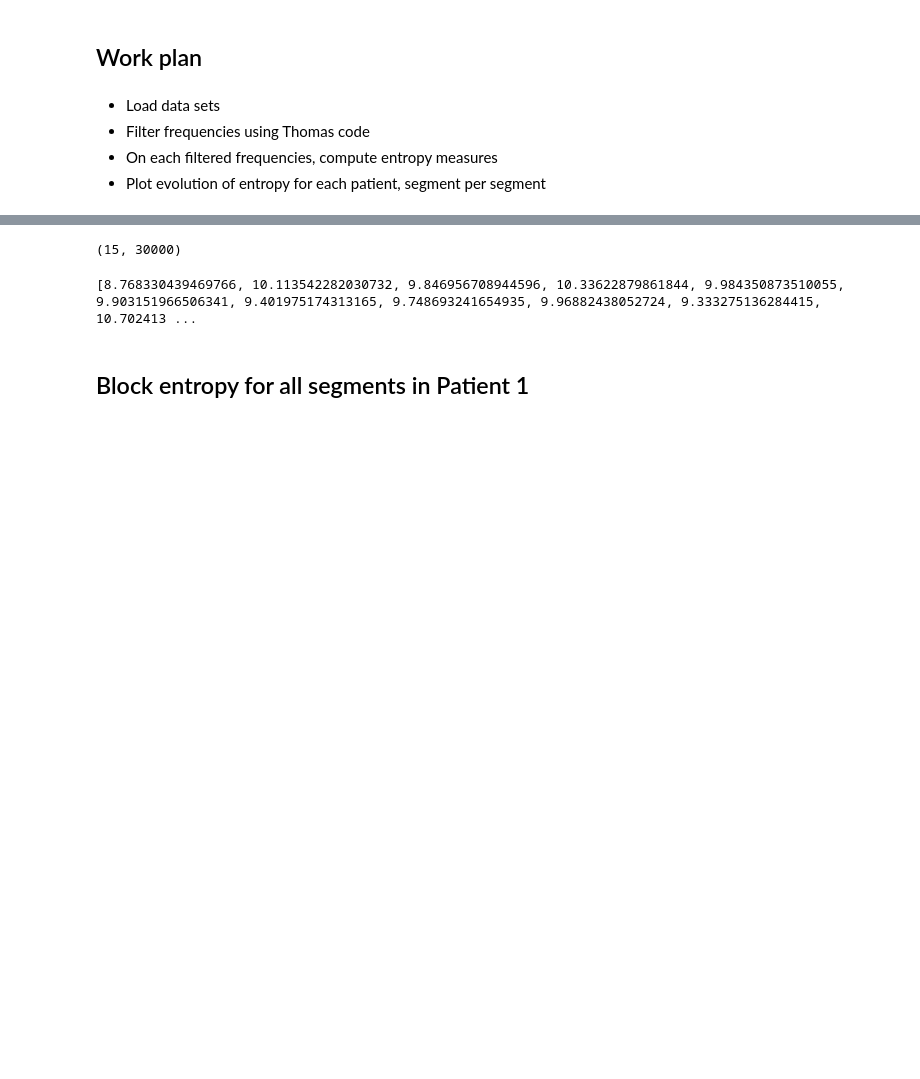
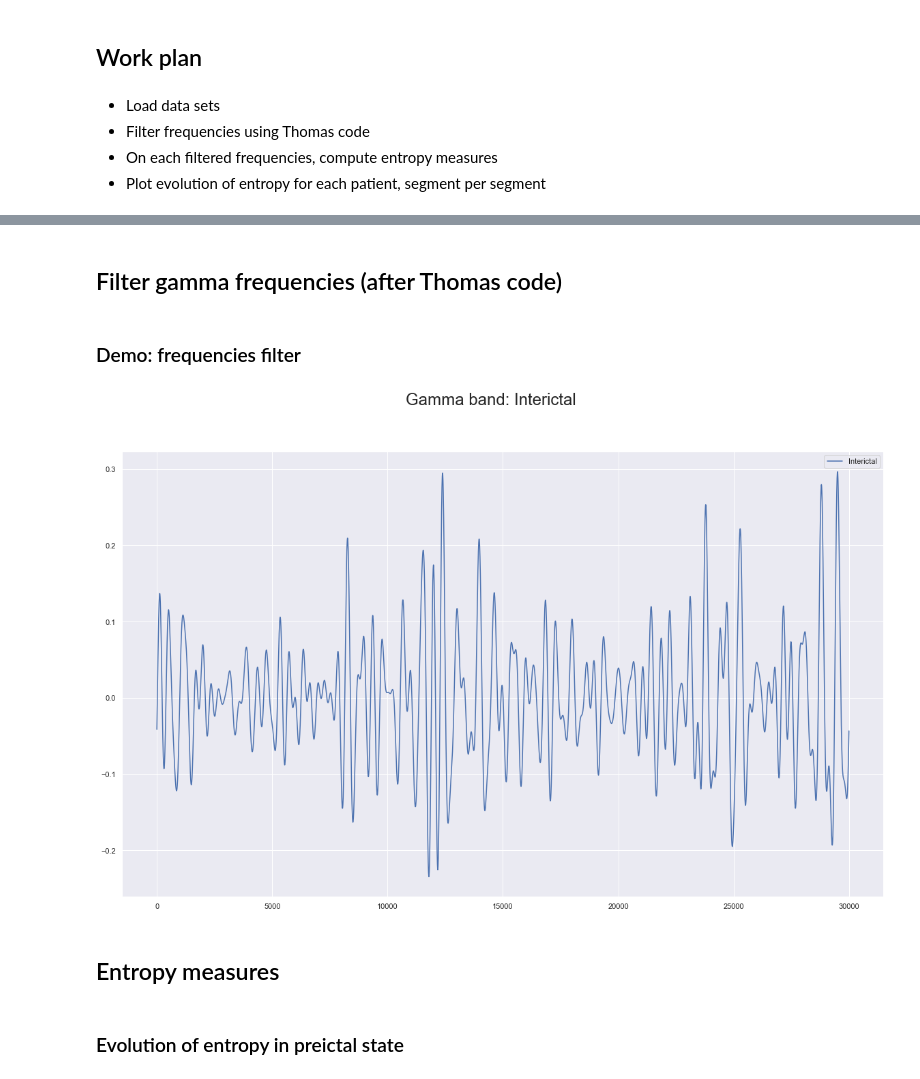
Before and after one commit to jhupiterz/SafeSeizure, a Jupyter notebook: notebooks/jhupiterz-time-series-measure.ipynb, the cells around one changed output, grey strips where cells are left out. Drawn from its saved outputs; the diff is of its cells as text; code cells hidden in the pictures; blank space fills up the shorter version.

Commit message:
Finished time-series-measures notebook

```diff
--- a/notebooks/jhupiterz-time-series-measure.ipynb
+++ b/notebooks/jhupiterz-time-series-measure.ipynb
@@ -18,6 +18,8 @@ from pyinform import active_info
 from pyinform import block_entropy
 from pyinform import entropy_rate
 import matplotlib.pyplot as plt
+import seaborn as sns
+sns.set_theme()
 import pandas as pd
 import numpy as np
 import os
@@ -68,18 +59,54 @@ data.head()
-# %%
-data.shape
-# %% [output]
-(15, 30000)
-# %%
-segment1_entropies = []
-for index, row in data.iterrows():
-    electrode = row
-    electrode_pos = electrode + abs(electrode.min())
-    entropy = block_entropy(electrode_pos.to_numpy(), k=1)
-    segment1_entropies.append(entropy)
-
-print(segment1_entropies)
-# %% [output]
-[8.768330439469766, 10.113542282030732, 9.846956708944596, 10.33622879861844, 9.984350873510055, 9.903151966506341, 9.401975174313165, 9.748693241654935, 9.96882438052724, 9.333275136284415, 10.702413 ...
+# %% [markdown]
+## Filter gamma frequencies (after Thomas code)
+# %%
+def scaler(df):
+    return RobustScaler().fit_transform(df)
+
+def decompose_brainwaves(data):
+    delta = (0,4)
+    theta = (4.5,8)
+    alpha = (8.5,12)
+    beta = (12.5,35)
+    gamma = (35, 100)
+
+    frequencies = rfftfreq(data.size, d=1/data.size)
+
+    fourier = rfft(data)
+
+    output = []
+    for i in (alpha, beta, delta, theta, gamma):
+        #print(i)
+        ft_threshed = fourier.copy()
+        ft_threshed[(frequencies < i[0])] = 0
+        ft_threshed[(frequencies > i[1])] = 0
+        output.append(irfft(ft_threshed))
+
+    return output
+
+def plot_brainwaves(data, subject=str):
+    fig, axarr = plt.subplots(len(data), figsize=(20, 12))
+    for i, signal in enumerate(data):
+        plt.sca(axarr[i])
+        plt.plot(signal)
+    plt.gcf().suptitle(f"frequency bands: {subject} data", fontsize=24)
+
+
+def plot_single_wave(data, label=str):
+    plt.figure(figsize=(20,12))
+    plt.xlim=(0,len(data))
+    plt.ylim=(-0.75,0.75)
+    sns.lineplot(data=data, label=label)
+    plt.legend()
+    plt.gcf().suptitle(f"Gamma band: {label}", fontsize=24)
+# %% [markdown]
+### Demo: frequencies filter
+# %%
+demo = pd.read_csv('../raw_data/Patient_1_csv/train_segments_unlabelled/interictal_segment_15.csv')
+plot_single_wave(decompose_brainwaves(pd.DataFrame(scaler(demo)).iloc[0])[4], label = 'Interictal')
+# %% [output]
+[figure, added]
+# %% [markdown]
+## Entropy measures
 # %% [markdown]
-## Block entropy for all segments in Patient 1
+### Evolution of entropy in preictal state
 # %%
```
Also changed, not shown: parts of 17 cells of this notebook.
